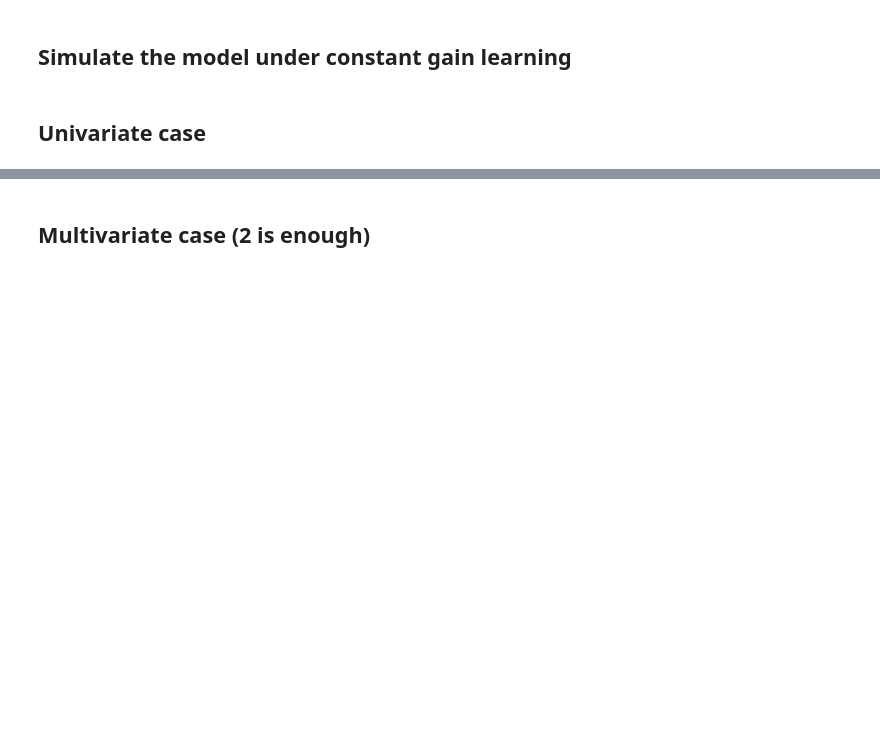
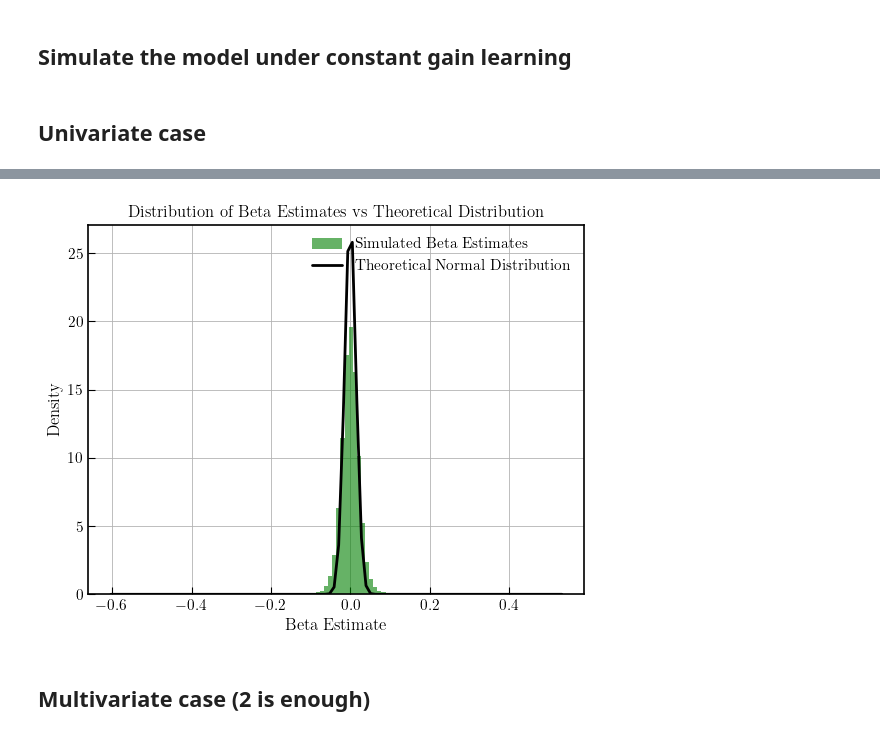
Before and after one commit to TommasoDF/Lasso_paper, a Jupyter notebook: Theory/simulate_constant_gain.ipynb, the cells around one changed output, grey strips where cells are left out. Cells and saved outputs as stored; diff of their text form; code cells hidden in the pictures; blank space fills up the shorter version.

```diff
--- a/Theory/simulate_constant_gain.ipynb
+++ b/Theory/simulate_constant_gain.ipynb
@@ -52,3 +73,27 @@ constant_gain = 0.01  # constant gain parameter for learning
+# %%
+# visualize distribution of beta estimates vs theoretical normal distribution
+betas = np.array(beta_draws)
+betas = betas.reshape(-1, 1, 1)
+
+def theoretical_beta_var(constant_gain, sigma, sigma_x, kappa):
+    return constant_gain * sigma**2 * (1.0 - kappa) / (2.0 * sigma_x**2)
+
+theoretical_var = theoretical_beta_var(constant_gain, sigma, sigma_x, kappa)
+theoretical_std = np.sqrt(theoretical_var)
+
+fig, ax = plt.subplots()
+ax.hist(betas[:, 0, 0], bins=100, density=True, alpha=0.6, color='g', label='Simulated Beta Estimates')
+xmin, xmax = plt.xlim()
+x = np.linspace(xmin, xmax, 100)
+p = (1 / (theoretical_std * np.sqrt(2 * np.pi))) * np.exp(-0.5 * ((x) / theoretical_std) ** 2)
+ax.plot(x, p, 'k', linewidth=2, label='Theoretical Normal Distribution')
+ax.set_title('Distribution of Beta Estimates vs Theoretical Distribution')
+ax.set_xlabel('Beta Estimate')
+ax.set_ylabel('Density')
+ax.legend()
+plt.show()
+# %% [output]
+[figure, added]
 # %% [markdown]
 ## Multivariate case (2 is enough)
 # %%
```
Also changed, not shown: parts of 10 cells of this notebook, 18 other files.
